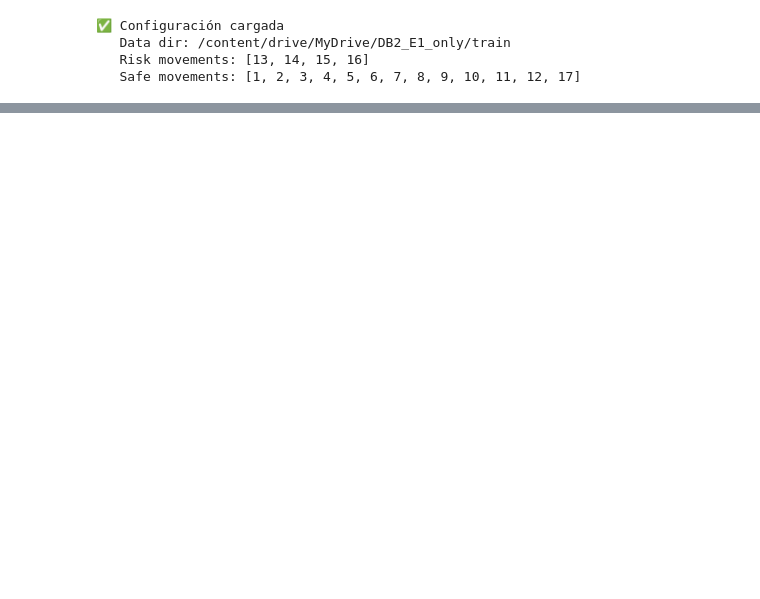
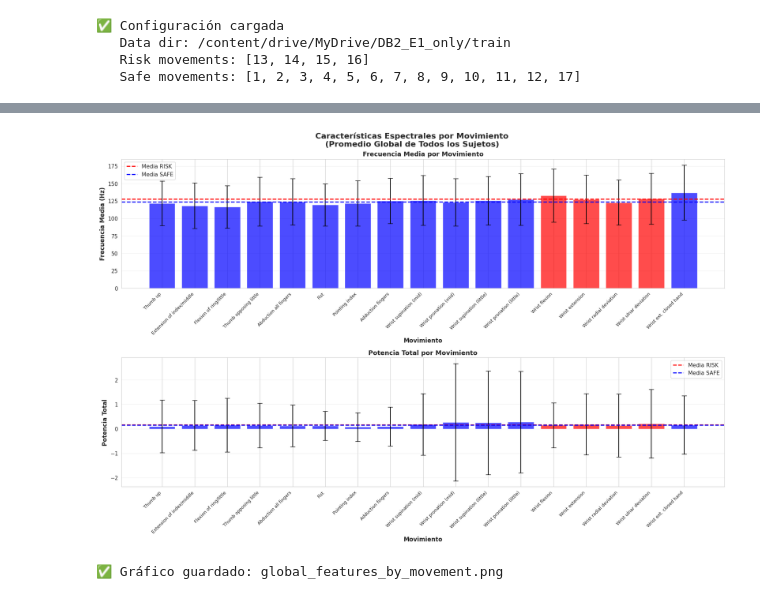
Before and after one commit to proyectoSTC/HeClaMoSTC, a Jupyter notebook: notebooks/EMG_Spectral_Analysis.ipynb, the cells around one changed output, grey strips where cells are left out. Cells and saved outputs as stored; diff of their text form; code cells hidden in the pictures; blank space fills up the shorter version.

```diff
--- a/notebooks/EMG_Spectral_Analysis.ipynb
+++ b/notebooks/EMG_Spectral_Analysis.ipynb
@@ -1140,0 +495,57 @@ Subject  Movement Category                                              Movement
+# %%
+# ============================================================================
+# 📊 VISUALIZACIÓN: Características por Movimiento Individual
+# ============================================================================
+
+fig, axes = plt.subplots(2, 1, figsize=(18, 12))
+fig.suptitle('Características Espectrales por Movimiento\n(Promedio Global de Todos los Sujetos)',
+             fontsize=16, fontweight='bold')
+
+movements = df_global['Movement'].values
+colors = ['red' if cat == 'RISK' else 'blue' for cat in df_global['Category']]
+
+# 1. Frecuencia Media
+ax = axes[0]
+bars = ax.bar(movements, df_global['Mean_Freq_Mean'],
+              yerr=df_global['Mean_Freq_Std'],
+              color=colors, alpha=0.7, capsize=5)
+ax.set_xlabel('Movimiento', fontsize=12, fontweight='bold')
+ax.set_ylabel('Frecuencia Media (Hz)', fontsize=12, fontweight='bold')
+ax.set_title('Frecuencia Media por Movimiento', fontsize=13, fontweight='bold')
+ax.set_xticks(movements)
+ax.set_xticklabels([cfg.MOVEMENT_NAMES.get(m, str(m)) for m in movements],
+                    rotation=45, ha='right', fontsize=9)
+ax.grid(True, alpha=0.3, axis='y')
+ax.axhline(df_global[df_global['Category']=='RISK']['Mean_Freq_Mean'].mean(),
+           color='red', linestyle='--', linewidth=2, label='Media RISK')
+ax.axhline(df_global[df_global['Category']=='SAFE']['Mean_Freq_Mean'].mean(),
+           color='blue', linestyle='--', linewidth=2, label='Media SAFE')
+ax.legend()
+
+# 2. Potencia Total
+ax = axes[1]
+bars = ax.bar(movements, df_global['Total_Power_Mean'],
+              yerr=df_global['Total_Power_Std'],
+              color=colors, alpha=0.7, capsize=5)
+ax.set_xlabel('Movimiento', fontsize=12, fontweight='bold')
+ax.set_ylabel('Potencia Total', fontsize=12, fontweight='bold')
+ax.set_title('Potencia Total por Movimiento', fontsize=13, fontweight='bold')
+ax.set_xticks(movements)
+ax.set_xticklabels([cfg.MOVEMENT_NAMES.get(m, str(m)) for m in movements],
+                    rotation=45, ha='right', fontsize=9)
+ax.grid(True, alpha=0.3, axis='y')
+ax.axhline(df_global[df_global['Category']=='RISK']['Total_Power_Mean'].mean(),
+           color='red', linestyle='--', linewidth=2, label='Media RISK')
+ax.axhline(df_global[df_global['Category']=='SAFE']['Total_Power_Mean'].mean(),
+           color='blue', linestyle='--', linewidth=2, label='Media SAFE')
+ax.legend()
+ax.ticklabel_format(style='scientific', axis='y', scilimits=(0,0))
+
+plt.tight_layout()
+plt.savefig('global_features_by_movement.png', dpi=300, bbox_inches='tight')
+plt.show()
+
+print("\n✅ Gráfico guardado: global_features_by_movement.png")
+# %% [output]
+[figure, added]
+✅ Gráfico guardado: global_features_by_movement.png
```
Also changed, not shown: parts of 22 cells of this notebook.
